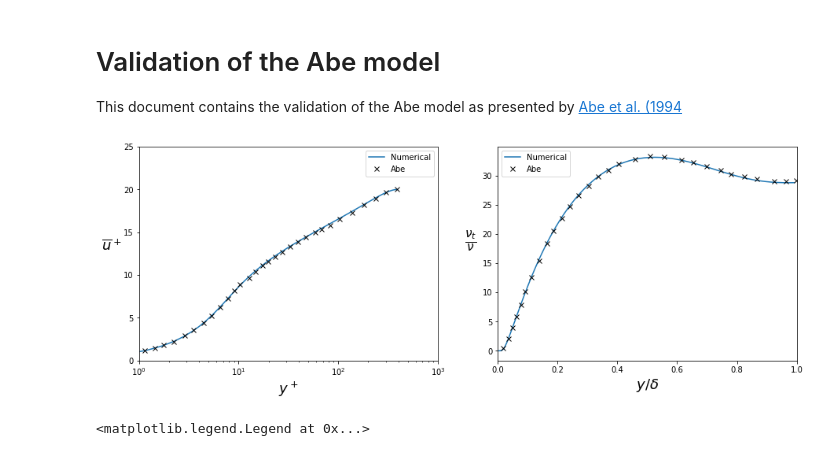
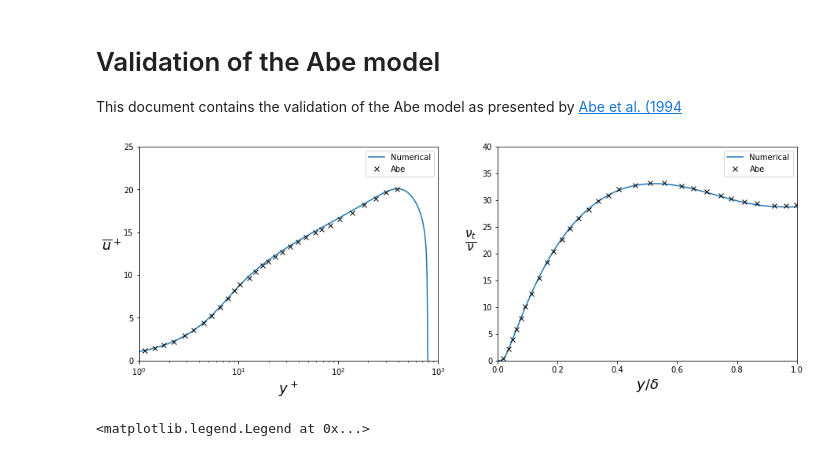
Before and after one commit to Fluid-Dynamics-Of-Energy-Systems-Team/RANS_pipe, a Jupyter notebook: notebooks/validation_Abe(1993).ipynb, the cells around one changed output. Drawn from its saved outputs; the diff is of its cells as text; code cells hidden in the pictures.

```diff
--- a/notebooks/validation_Abe(1993).ipynb
+++ b/notebooks/validation_Abe(1993).ipynb
@@ -19,23 +19,27 @@ df_num = df_num.iloc[1:]
 #read the validation data
 df_val_uplus = pd.read_csv("validation_data/Abe(1994)_uplus.csv", sep='\t', header=None, names=['yplus', 'uplus'])
 df_val_mut = pd.read_csv("validation_data/Abe(1994)_mut.csv", sep='\t', header=None, names=['yplus', 'mut'])
+# %%
+df = pd.read_csv('validation_data/matlab_code/AbeValidation_Matlab.txt',sep=',')
+df['mut_scaled']=df['mut']*Re
 # %%
 fig, (ax1, ax2) = plt.subplots(1,2, figsize=(15,5))
-df_num.plot('yplus', 'uplus_',ax=ax1, label='Numerical')
+df.plot('yplus', 'uplus',ax=ax1, label='Numerical')
 df_val_uplus.plot('yplus','uplus',ax=ax1, marker='x', linestyle="None",color='k', label='Abe' )
 ax1.set_xscale('log')
 ax1.set_xlabel(r"$y^+$", fontsize=18)
 ax1.set_ylabel(r"$\overline{u}^+$", rotation=0, fontsize=18, labelpad=15)
 ax1.set_xbound(1,1000)
 ax1.set_ybound(0,25)
-df_num.plot('y_', 'mut_scaled',ax=ax2, label='Numerical')
+
+df.plot('y', 'mut_scaled',ax=ax2, label='Numerical')
 df_val_mut.plot('yplus','mut',ax=ax2, marker='x', linestyle="None",color='k', label='Abe' )
 ax2.set_xlabel(r"$y/\delta$", fontsize=18)
 ax2.set_ylabel(r"$\frac{\nu_t}{\nu}$", rotation=0, fontsize=22, labelpad=15)
 ax2.set_xbound(0,1)
-# ax2.set_ybound(0,40)
+ax2.set_ybound(0,40)
 # %% [output]
-[figure, old version]
+[figure, new version]
 # %%
 colors = ['#1f77b4', '#ff7f0e', '#2ca02c', '#d62728',
               '#9467bd', '#8c564b', '#e377c2', '#7f7f7f',
```
Also changed, not shown: 46 other files.
